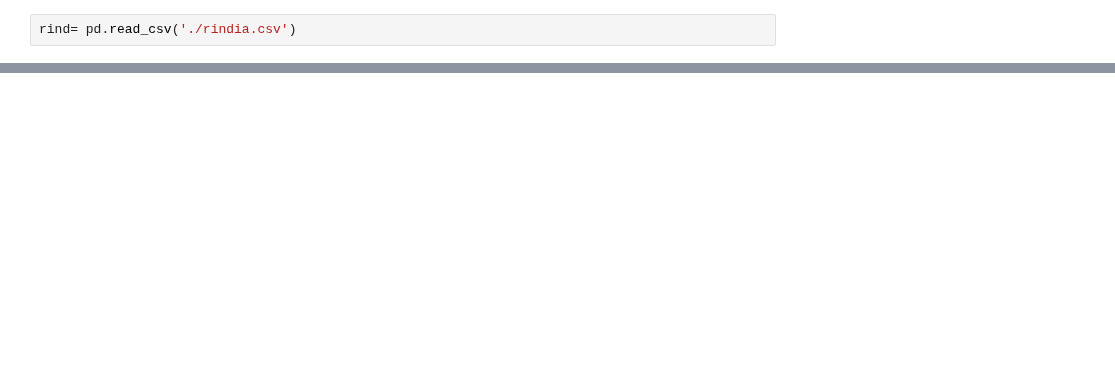
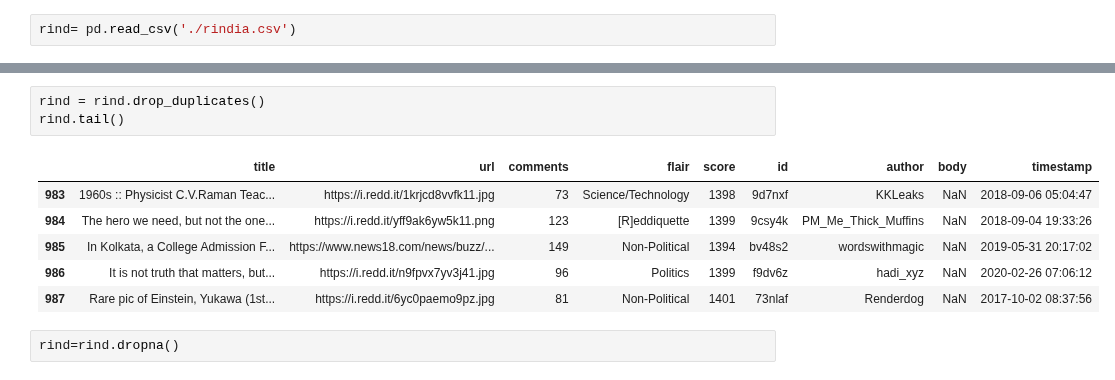
Before and after one commit to pranay-ar/Reddit-Flare-Detection, a Jupyter notebook: EDA.ipynb, the cells around one changed output, grey strips where cells are left out. Saved outputs shown, nothing was run; the diff lists cells and outputs as text; blank space fills up the shorter version.

```diff
--- a/EDA.ipynb
+++ b/EDA.ipynb
@@ -100 +103,13 @@ timestamp    200
 dtype: int64
+# %%
+rind = rind.drop_duplicates()
+rind.tail()
+# %% [output]
+|  | title | url | comments | flair | score | id | author | body | timestamp |
+| 983 | 1960s :: Physicist C.V.Raman Teac... | https://i.redd.it/1krjcd8vvfk11.jpg | 73 | Science/Technology | 1398 | 9d7nxf | KKLeaks | NaN | 2018-09-06 05:04:47 |
+| 984 | The hero we need, but not the one... | https://i.redd.it/yff9ak6yw5k11.png | 123 | [R]eddiquette | 1399 | 9csy4k | PM_Me_Thick_Muffins | NaN | 2018-09-04 19:33:26 |
+| 985 | In Kolkata, a College Admission F... | https://www.news18.com/news/buzz/... | 149 | Non-Political | 1394 | bv48s2 | wordswithmagic | NaN | 2019-05-31 20:17:02 |
+| 986 | It is not truth that matters, but... | https://i.redd.it/n9fpvx7yv3j41.jpg | 96 | Politics | 1399 | f9dv6z | hadi_xyz | NaN | 2020-02-26 07:06:12 |
+| 987 | Rare pic of Einstein, Yukawa (1st... | https://i.redd.it/6yc0paemo9pz.jpg | 81 | Non-Political | 1401 | 73nlaf | Renderdog | NaN | 2017-10-02 08:37:56 |
+# %%
+rind=rind.dropna()
```
Also changed, not shown: parts of 14 cells of this notebook, 3 other files.
